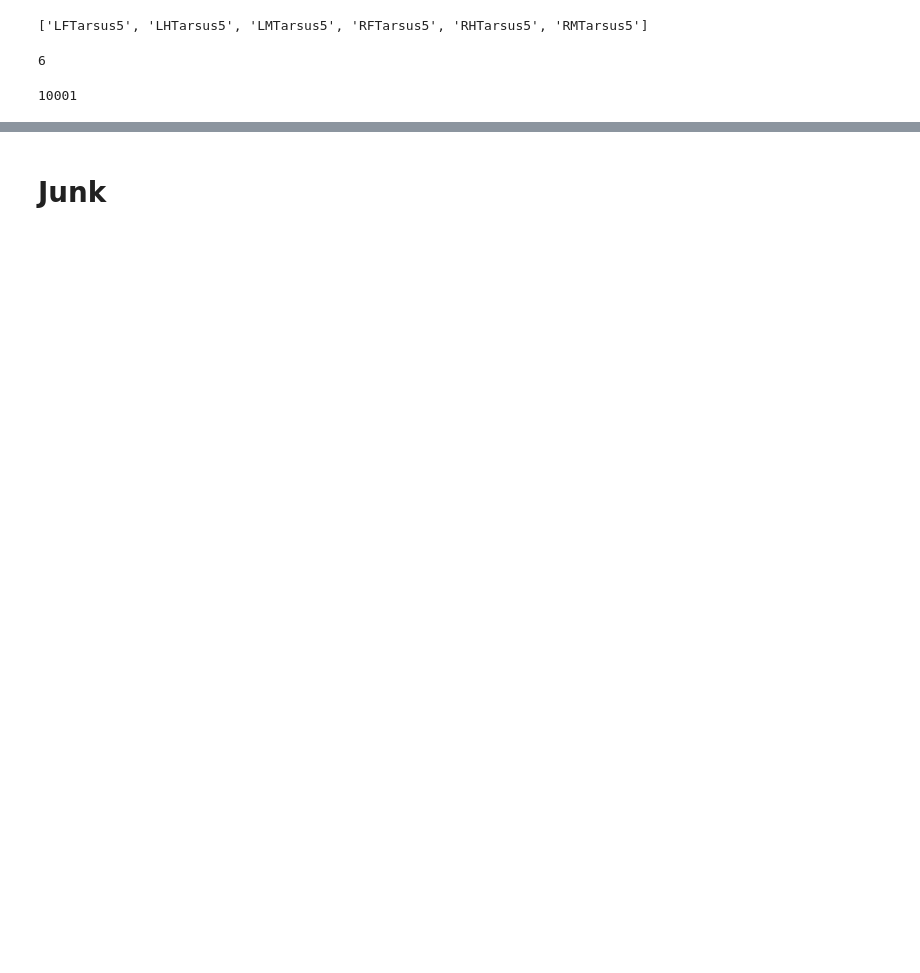
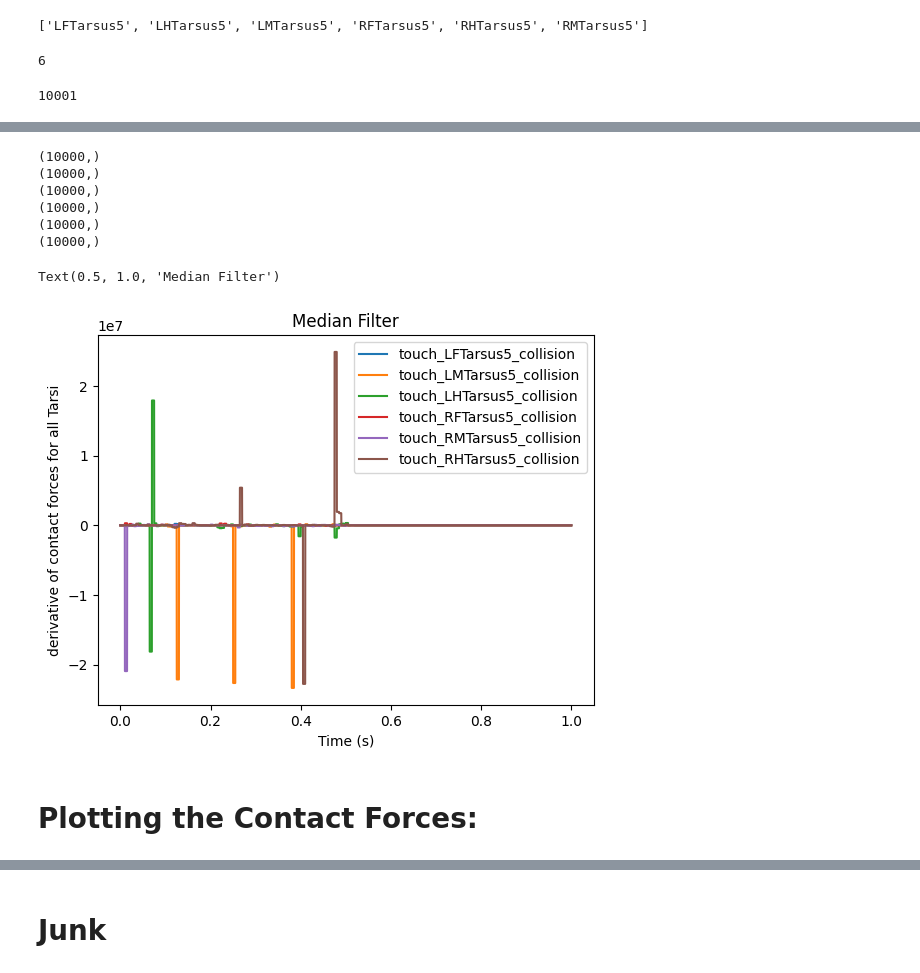
Before and after one commit to LaetiMS/flygym_adhesion-Laetitia, a Jupyter notebook: notebooks/mujoco_adhesion.ipynb, the cells around one changed output, grey strips where cells are left out. Saved outputs shown, nothing was run; the diff lists cells and outputs as text; code cells hidden in the pictures; blank space fills up the shorter version.

```diff
--- a/notebooks/mujoco_adhesion.ipynb
+++ b/notebooks/mujoco_adhesion.ipynb
@@ -375,0 +430,31 @@ Text(0, 0.5, 'x- Position end_effectors')
+# %%
+#same plot but using a median filter with window 20.
+window_size = 50
+for i, deriv_touch_sensor in enumerate(derivative_touch_sensor_Tarsi5_data):
+    # Create an empty list to store the filtered data
+    filtered_deriv_touch_sensor = []
+
+    # Iterate over the data in windows of size 'window_size', and replace each window with its median
+    for k in range(0, len(deriv_touch_sensor) -1 , window_size):
+        window = deriv_touch_sensor[k:k+window_size]
+        median = np.median(window)
+        filtered_deriv_touch_sensor.extend([median] * window_size)
+    print(np.shape(filtered_deriv_touch_sensor))
+    plt.plot(np.arange(np.shape(filtered_deriv_touch_sensor)[0]) * nmf.timestep,
+        filtered_deriv_touch_sensor,
+        label=touch_sensor_Tarsi5_names[i])
+plt.legend()
+plt.xlabel('Time (s)')
+plt.ylabel('derivative of contact forces for all Tarsi')
+plt.title('Median Filter')
+# %% [output]
+(10000,)
+(10000,)
+(10000,)
+(10000,)
+(10000,)
+(10000,)
+Text(0.5, 1.0, 'Median Filter')
+[figure, added]
+# %% [markdown]
+# Plotting the Contact Forces:
```
Also changed, not shown: parts of 45 cells of this notebook, 1 other file.
